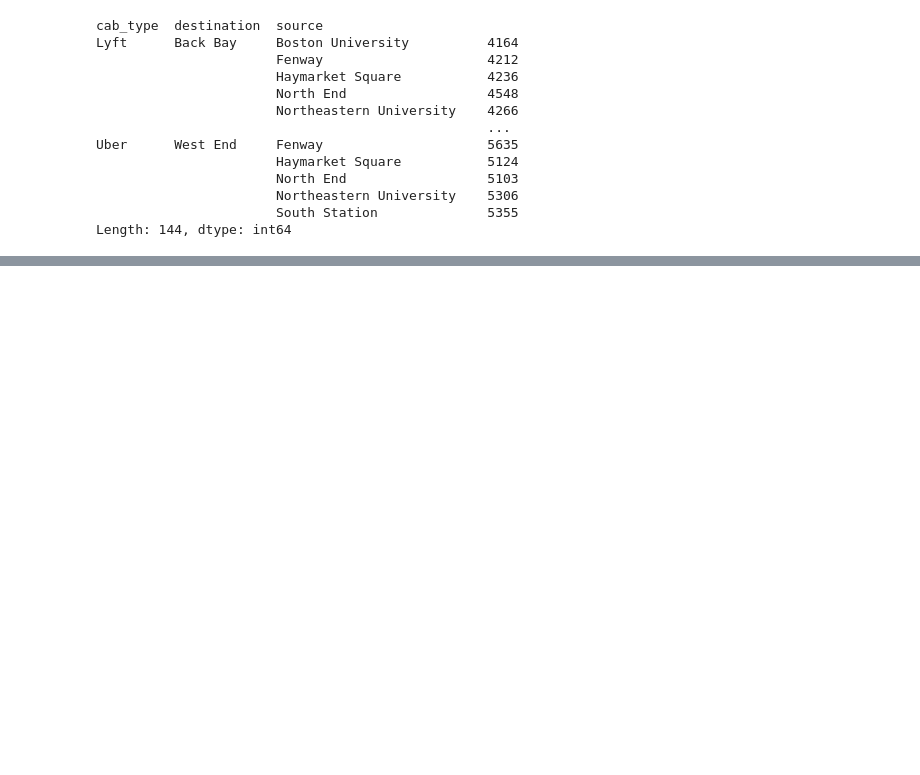
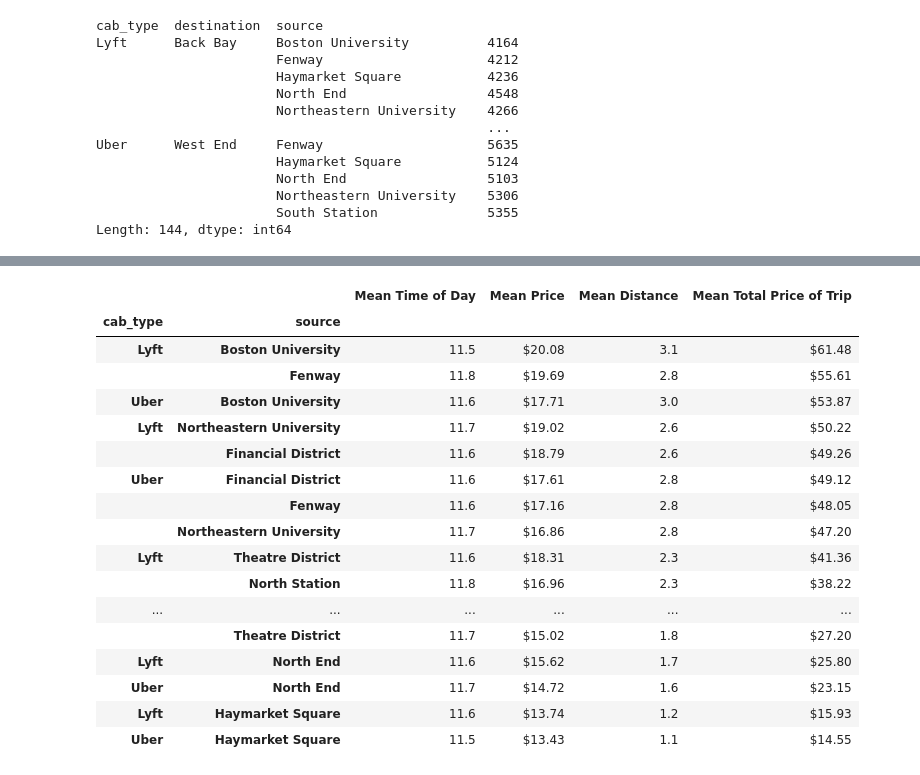
Before and after one commit to jillpeloquin13/UberProject, a Jupyter notebook: uber_data.ipynb, the cells around one changed output, grey strips where cells are left out. Saved outputs shown, nothing was run; the diff lists cells and outputs as text; code cells hidden in the pictures; blank space fills up the shorter version.

```diff
--- a/uber_data.ipynb
+++ b/uber_data.ipynb
@@ -1,6 +1,7 @@
 # %%
 # Import Dependencies
 import pandas as pd
+pd.set_option('display.max_rows', None)
 # %%
 # Create a path to the csv and read it into a Pandas DataFrame
 csv_path = "Resources/rideshare_kaggle.csv"
@@ -110,0 +145,46 @@ Length: 144, dtype: int64
+# %%
+grouped_Stats_df = clean_ride_data.groupby(['cab_type','source'])
+Grouped_mean_df = grouped_Stats_df['hour'].mean()
+Grouped_price_df =  grouped_Stats_df['price'].mean()
+Grouped_distance_df = grouped_Stats_df['distance'].mean()
+Mean_cost = Grouped_price_df.mul(Grouped_distance_df)
+
+
+Summary_table = {
+            "Mean Time of Day": Grouped_mean_df,
+            "Mean Price": Grouped_price_df,
+            "Mean Distance": Grouped_distance_df,
+            "Mean Total Price of Trip": Mean_cost
+}
+
+Summary_table_df = pd.DataFrame(Summary_table)
+
+Summary_table_df['Mean Time of Day'] = Summary_table_df['Mean Time of Day'].round(decimals=1)
+Summary_table_df['Mean Price'] = Summary_table_df['Mean Price'].map('${:,.2f}'.format)
+Summary_table_df['Mean Distance'] = Summary_table_df['Mean Distance'].round(decimals=1)
+Summary_table_df['Mean Total Price of Trip'] = Summary_table_df['Mean Total Price of Trip'].map('${:,.2f}'.format)
+
+#Sort the table based on parameter of interest
+Summary_table_Sort_df = Summary_table_df.sort_values("Mean Total Price of Trip", ascending=False)
+
+
+Summary_table_Sort_df
+# %% [output]
+|  |  | Mean Time of Day | Mean Price | Mean Distance | Mean Total Price of Trip |
+| cab_type | source |  |  |  |  |
+| Lyft | Boston University | 11.5 | $20.08 | 3.1 | $61.48 |
+|  | Fenway | 11.8 | $19.69 | 2.8 | $55.61 |
+| Uber | Boston University | 11.6 | $17.71 | 3.0 | $53.87 |
+| Lyft | Northeastern University | 11.7 | $19.02 | 2.6 | $50.22 |
+|  | Financial District | 11.6 | $18.79 | 2.6 | $49.26 |
+| Uber | Financial District | 11.6 | $17.61 | 2.8 | $49.12 |
+|  | Fenway | 11.6 | $17.16 | 2.8 | $48.05 |
+|  | Northeastern University | 11.7 | $16.86 | 2.8 | $47.20 |
+| Lyft | Theatre District | 11.6 | $18.31 | 2.3 | $41.36 |
+|  | North Station | 11.8 | $16.96 | 2.3 | $38.22 |
+| ... | ... | ... | ... | ... | ... |
+|  | Theatre District | 11.7 | $15.02 | 1.8 | $27.20 |
+| Lyft | North End | 11.6 | $15.62 | 1.7 | $25.80 |
+| Uber | North End | 11.7 | $14.72 | 1.6 | $23.15 |
+| Lyft | Haymarket Square | 11.6 | $13.74 | 1.2 | $15.93 |
+| Uber | Haymarket Square | 11.5 | $13.43 | 1.1 | $14.55 |
```
Also changed, not shown: parts of 2 cells of this notebook, 1 other file.
